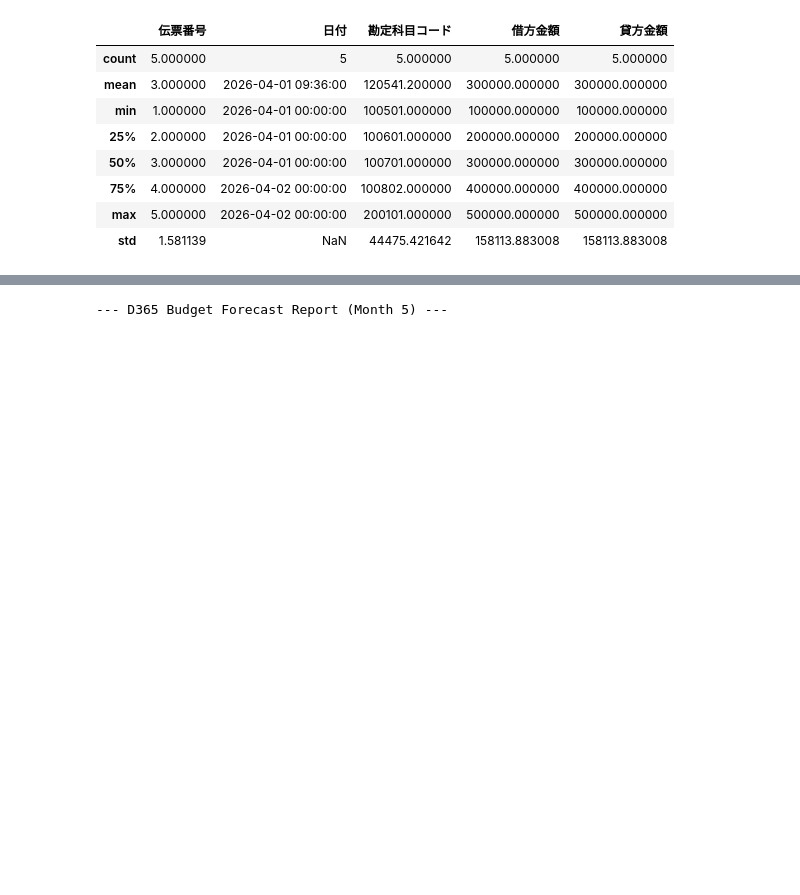
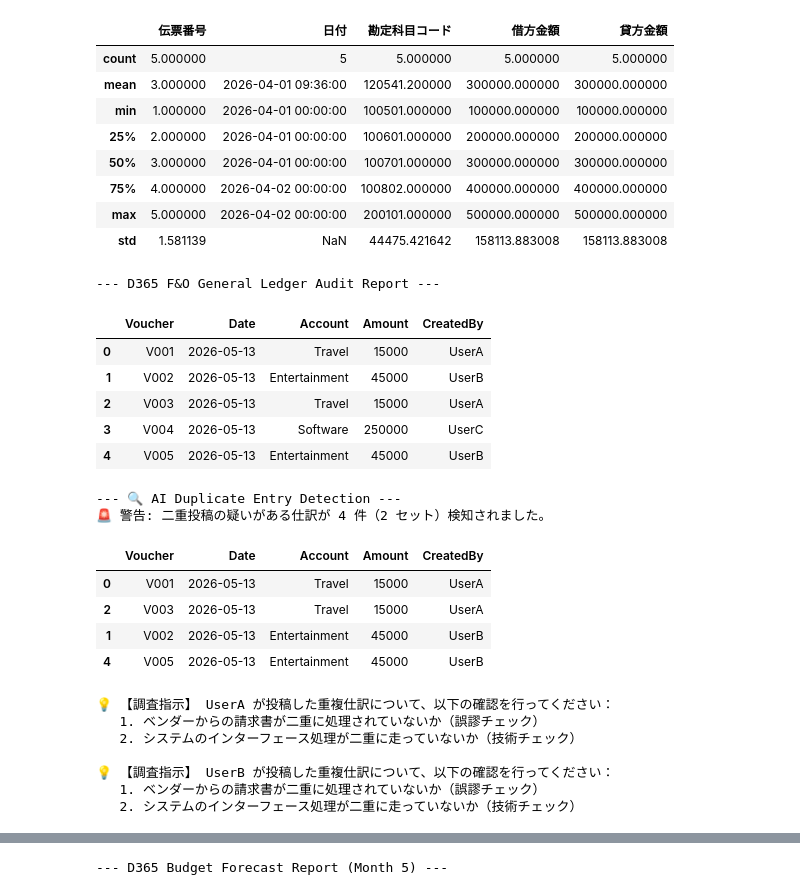
Before and after one commit to KojiKaiwa/D365-Finance-Automation, a Jupyter notebook: D365_Data_Processing.ipynb, the cells around one changed output, grey strips where cells are left out. Saved outputs shown, nothing was run; the diff lists cells and outputs as text; code cells hidden in the pictures; blank space fills up the shorter version.

```diff
--- a/D365_Data_Processing.ipynb
+++ b/D365_Data_Processing.ipynb
@@ -31,3 +31,60 @@ display(df.describe())
 | 75% | 4.000000 | 2026-04-02 00:00:00 | 100802.000000 | 400000.000000 | 400000.000000 |
 | max | 5.000000 | 2026-04-02 00:00:00 | 200101.000000 | 500000.000000 | 500000.000000 |
 | std | 1.581139 | NaN | 44475.421642 | 158113.883008 | 158113.883008 |
+# %%
+import pandas as pd
+
+# 1. D365 F&O からエクスポートした想定の仕訳データ
+journal_entries = {
+    'Voucher': ['V001', 'V002', 'V003', 'V004', 'V005'],
+    'Date': ['2026-05-13', '2026-05-13', '2026-05-13', '2026-05-13', '2026-05-13'],
+    'Account': ['Travel', 'Entertainment', 'Travel', 'Software', 'Entertainment'],
+    'Amount': [15000, 45000, 15000, 250000, 45000],
+    'CreatedBy': ['UserA', 'UserB', 'UserA', 'UserC', 'UserB']
+}
+df_ledger = pd.DataFrame(journal_entries)
+
+# 2. 二重投稿（重複データ）の検出ロジック
+# 'Date', 'Account', 'Amount', 'CreatedBy' がすべて一致するものを探します
+# keep=False を指定することで、重複している行をすべて抽出します
+duplicate_flags = df_ledger.duplicated(subset=['Date', 'Account', 'Amount', 'CreatedBy'], keep=False)
+df_duplicates = df_ledger[duplicate_flags].copy()
+
+print("--- D365 F&O General Ledger Audit Report ---")
+display(df_ledger)
+
+# 3. 監査結果の判定と出力
+print("\n--- 🔍 AI Duplicate Entry Detection ---")
+if not df_duplicates.empty:
+    print(f"🚨 警告: 二重投稿の疑いがある仕訳が {len(df_duplicates)} 件（{len(df_duplicates)//2} セット）検知されました。")
+    display(df_duplicates.sort_values(by=['Amount', 'CreatedBy']))
+
+    # 4. Functional Consultant としてのアドバイス
+    for actor in df_duplicates['CreatedBy'].unique():
+        print(f"\n💡 【調査指示】 {actor} が投稿した重複仕訳について、以下の確認を行ってください：")
+        print(f"   1. ベンダーからの請求書が二重に処理されていないか（誤謬チェック）")
+        print(f"   2. システムのインターフェース処理が二重に走っていないか（技術チェック）")
+else:
+    print("✅ 全ての仕訳は重複なく、正常に処理されています。")
+# %% [output]
+--- D365 F&O General Ledger Audit Report ---
+|  | Voucher | Date | Account | Amount | CreatedBy |
+| 0 | V001 | 2026-05-13 | Travel | 15000 | UserA |
+| 1 | V002 | 2026-05-13 | Entertainment | 45000 | UserB |
+| 2 | V003 | 2026-05-13 | Travel | 15000 | UserA |
+| 3 | V004 | 2026-05-13 | Software | 250000 | UserC |
+| 4 | V005 | 2026-05-13 | Entertainment | 45000 | UserB |
+--- 🔍 AI Duplicate Entry Detection ---
+🚨 警告: 二重投稿の疑いがある仕訳が 4 件（2 セット）検知されました。
+|  | Voucher | Date | Account | Amount | CreatedBy |
+| 0 | V001 | 2026-05-13 | Travel | 15000 | UserA |
+| 2 | V003 | 2026-05-13 | Travel | 15000 | UserA |
+| 1 | V002 | 2026-05-13 | Entertainment | 45000 | UserB |
+| 4 | V005 | 2026-05-13 | Entertainment | 45000 | UserB |
+💡 【調査指示】 UserA が投稿した重複仕訳について、以下の確認を行ってください：
+   1. ベンダーからの請求書が二重に処理されていないか（誤謬チェック）
+   2. システムのインターフェース処理が二重に走っていないか（技術チェック）
+
+💡 【調査指示】 UserB が投稿した重複仕訳について、以下の確認を行ってください：
+   1. ベンダーからの請求書が二重に処理されていないか（誤謬チェック）
+   2. システムのインターフェース処理が二重に走っていないか（技術チェック）
```
Also changed, not shown: parts of 1 cell of this notebook.
